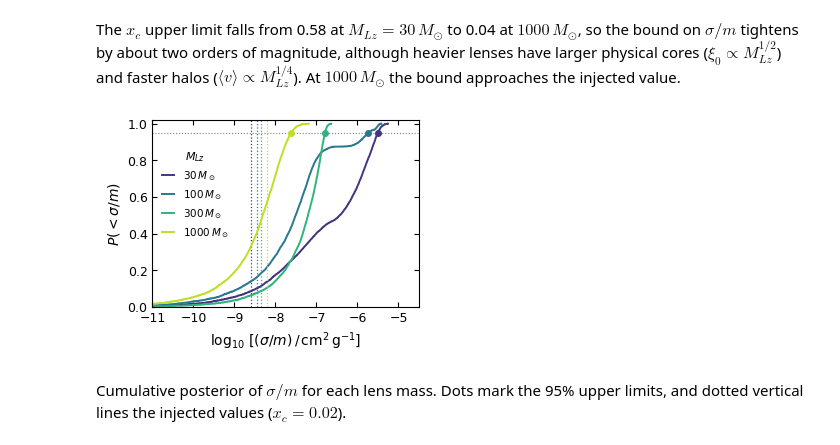
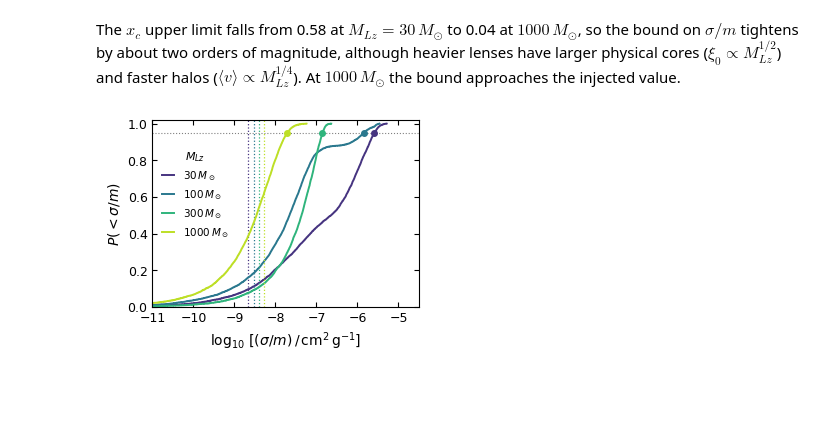
Before and after one commit to ninoephremidze/infer_with_FIONA, a Jupyter notebook: notebooks/04_core_size_calibration.ipynb, the cells around one changed output. Cells and saved outputs as stored; diff of their text form; code cells hidden in the pictures; blank space fills up the shorter version.

```diff
--- a/notebooks/04_core_size_calibration.ipynb
+++ b/notebooks/04_core_size_calibration.ipynb
@@ -137,0 +172,13 @@ pd.DataFrame(rows).set_index('M_Lz').style.format('{:.3g}')
+# %%
+SCAN = [30, 100, 300, 1000]
+SIG, INJ, VEL = {}, {}, {}
+rows = []
+for m in SCAN:
+    s, _ = posteriors.load_fiona(posteriors.fiona_label('CIS', Y_TRUE, XC_TRUE, mlz=m))
+    mlz = np.asarray(s['MLz'])
+    SIG[m] = v_and_sigma_over_m(np.maximum(s['lp'], 1e-6), mlz, draw_zL(mlz))[1]
+    v_t, s_t = v_and_sigma_over_m(XC_TRUE, float(m), draw_zL(np.full(20000, float(m))))
+    INJ[m], VEL[m] = np.median(s_t), np.median(v_t)
+    rows.append({'M_Lz': m, '<v> [km/s]': VEL[m], 'x_c 95% UL': np.percentile(s['lp'], 95),
+                 'sigma/m 95% UL [cm2/g]': np.percentile(SIG[m], 95), 'sigma/m injected [cm2/g]': INJ[m]})
+pd.DataFrame(rows).set_index('M_Lz').style.format('{:.3g}')
@@ -140,23 +194,21 @@ The $x_c$ upper limit falls from 0.58 at $M_{Lz} = 30\,M_\odot$ to 0.04 at $1000
 # %%
 COLS = dict(zip(SCAN, plt.cm.viridis(np.linspace(0.15, 0.9, len(SCAN)))))
 with plt.rc_context({'font.size': 9, 'axes.labelsize': 10, 'legend.fontsize': 7.5, 'xtick.direction': 'in',
                      'ytick.direction': 'in', 'xtick.top': True, 'ytick.right': True}):
     fig, ax = plt.subplots(figsize=(3.4, 2.6))
     for m in SCAN:
         x = np.sort(np.log10(SIG[m]))
         ax.step(x, np.arange(1, len(x) + 1) / len(x), where='post', color=COLS[m], lw=1.4,
                 label=rf'${m:g}\,M_\odot$')
         ax.plot([np.log10(np.percentile(SIG[m], 95))], [0.95], 'o', color=COLS[m], ms=4, zorder=5)
-        ax.axvline(np.log10(float(sigma_over_m(XC_TRUE, m))), color=COLS[m], lw=0.9, ls=':')
+        ax.axvline(np.log10(INJ[m]), color=COLS[m], lw=0.9, ls=':')
     ax.axhline(0.95, color='0.5', ls=':', lw=0.8)
     ax.set(xlabel=r'$\log_{10}\,[(\sigma/m)\,/\,{\rm cm^2\,g^{-1}}]$', ylabel=r'$P(<\sigma/m)$',
            xlim=(-11, -4.5), ylim=(0, 1.02))
     ax.legend(frameon=False, loc='center left', bbox_to_anchor=(0.0, 0.6), title=r'$M_{Lz}$', title_fontsize=8,
               handlelength=1.2)
     fig.tight_layout()
     fig.savefig(paths.FIGURES_DIR / 'sidm_mass_scan.png', dpi=300, bbox_inches='tight')
     plt.show()
 # %% [output]
-[figure, old version]
+[figure, new version]
-# %% [markdown]
-Cumulative posterior of $\sigma/m$ for each lens mass. Dots mark the 95% upper limits, and dotted vertical lines the injected values ($x_c = 0.02$).
```
Also changed, not shown: parts of 10 cells of this notebook, 3 other files.
